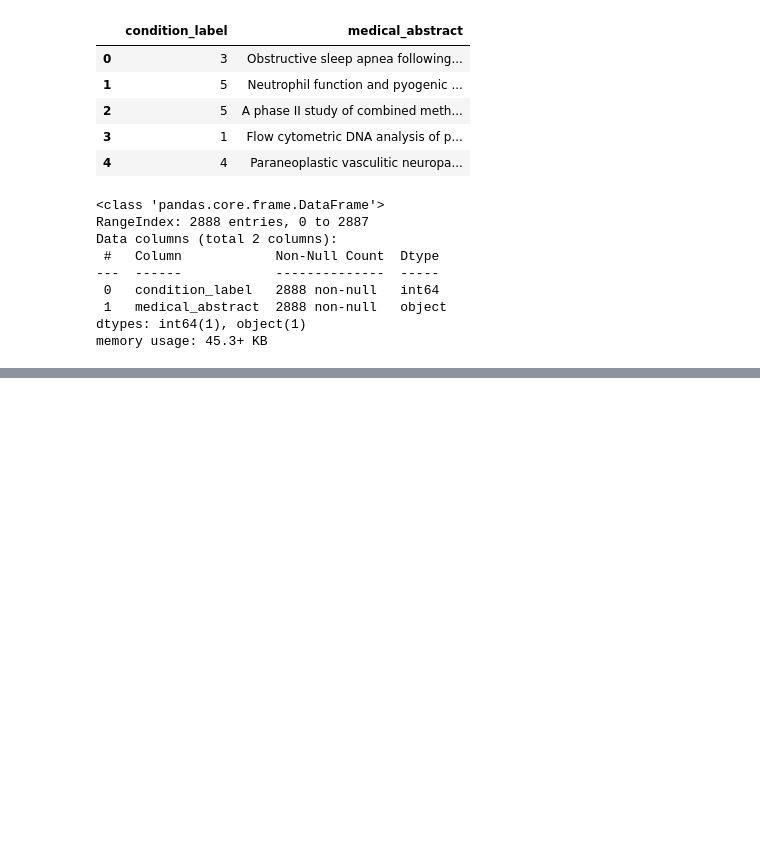
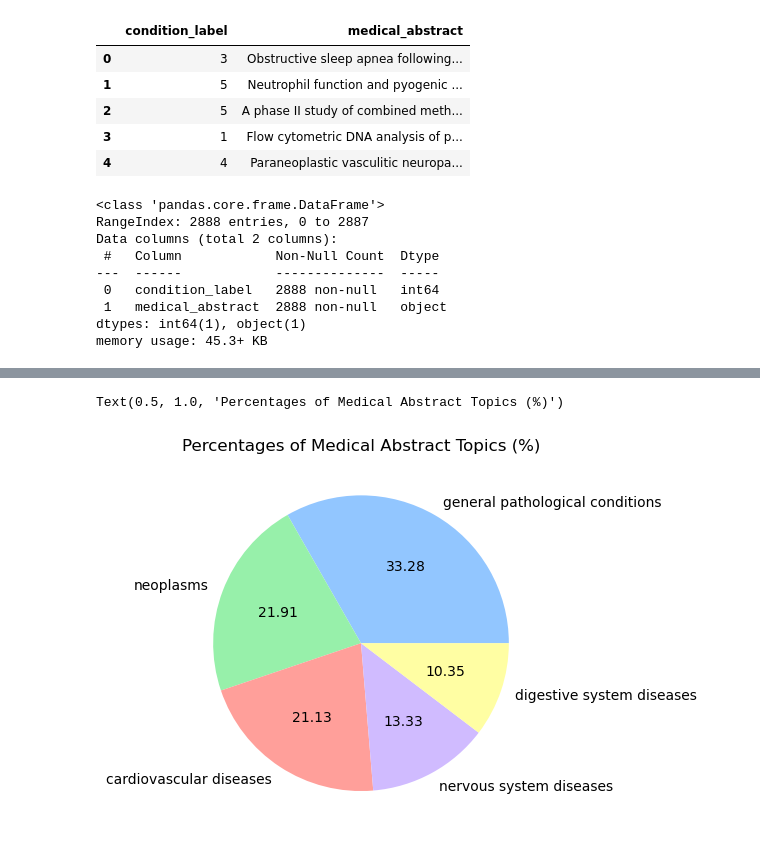
Before and after one commit to cgeils25/Data_Science_Projects, a Jupyter notebook: notebooks/nlp/Medical_Abstract_Classification.ipynb, the cells around one changed output, grey strips where cells are left out. Saved outputs shown, nothing was run; the diff lists cells and outputs as text; code cells hidden in the pictures; blank space fills up the shorter version.

Commit message:
built datasets, model, and train/test loops

```diff
--- a/notebooks/nlp/Medical_Abstract_Classification.ipynb
+++ b/notebooks/nlp/Medical_Abstract_Classification.ipynb
@@ -77,3 +88,10 @@ Data columns (total 2 columns):
  1   medical_abstract  2888 non-null   object
 dtypes: int64(1), object(1)
 memory usage: 45.3+ KB
+# %%
+# add new column saying whether the sample is test or train so I can use it as a mask later
+df_train['test'] = False
+df_test['test'] = True
+
+df_all = pd.concat([df_train, df_test], axis=0).reset_index().drop('index', axis=1)
+df_all.head()
@@ -79,0 +105,3 @@ memory usage: 45.3+ KB
+# %%
+# adding condition name column for better visualization
+df_all['condition_name'] = df_all['condition_label'].map(lambda x: df_labels[df_labels['condition_label'] == x].condition_name.item())
@@ -79,0 +128,7 @@ memory usage: 45.3+ KB
+# %%
+plt.style.use('seaborn-v0_8-pastel')
+plt.pie(df_all['condition_name'].value_counts(), labels=list(df_all['condition_name'].value_counts().keys()), autopct='%.2f')
+plt.title('Percentages of Medical Abstract Topics (%)')
+# %% [output]
+Text(0.5, 1.0, 'Percentages of Medical Abstract Topics (%)')
+[figure, added]
```
Also changed, not shown: parts of 74 cells of this notebook.
